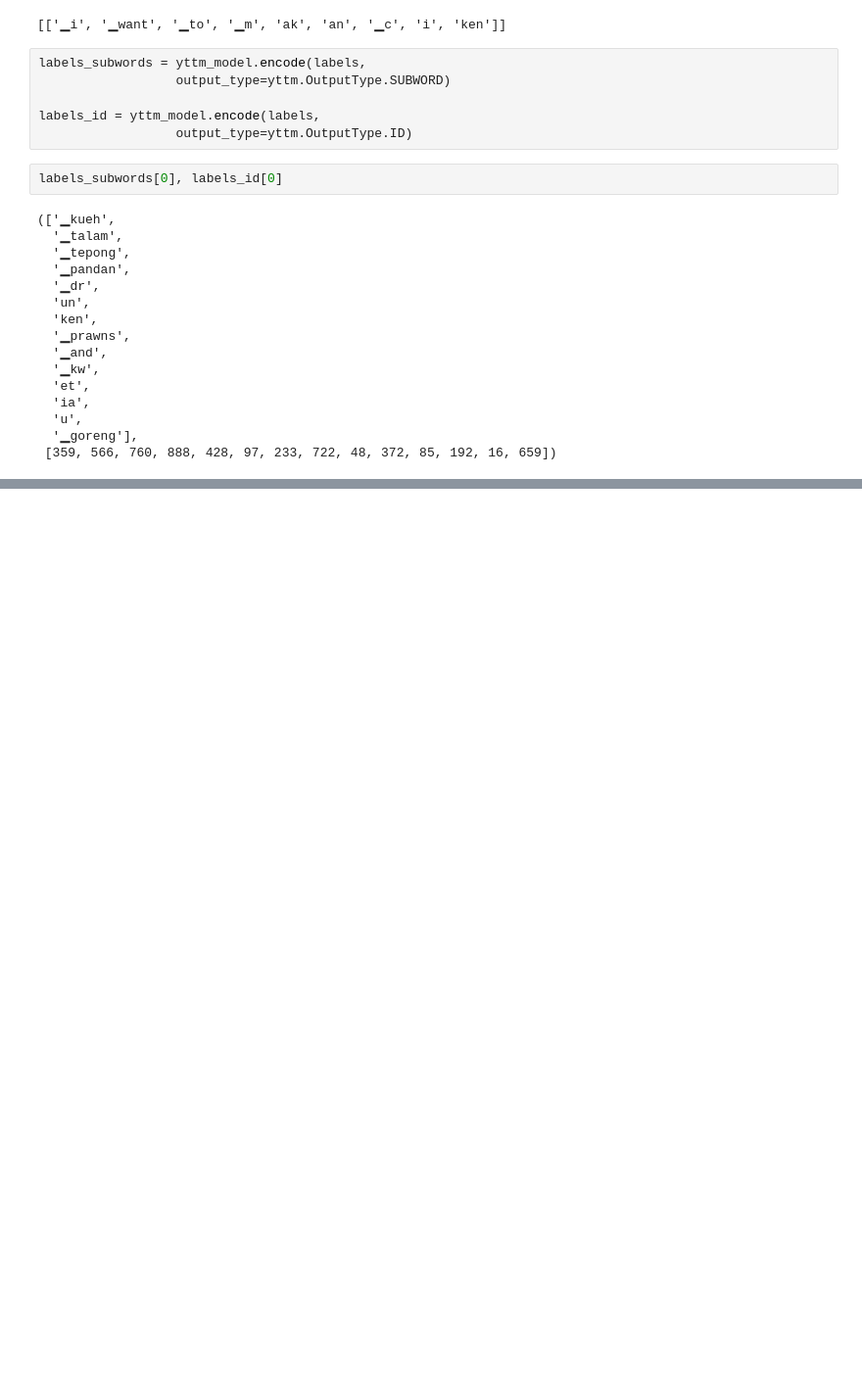
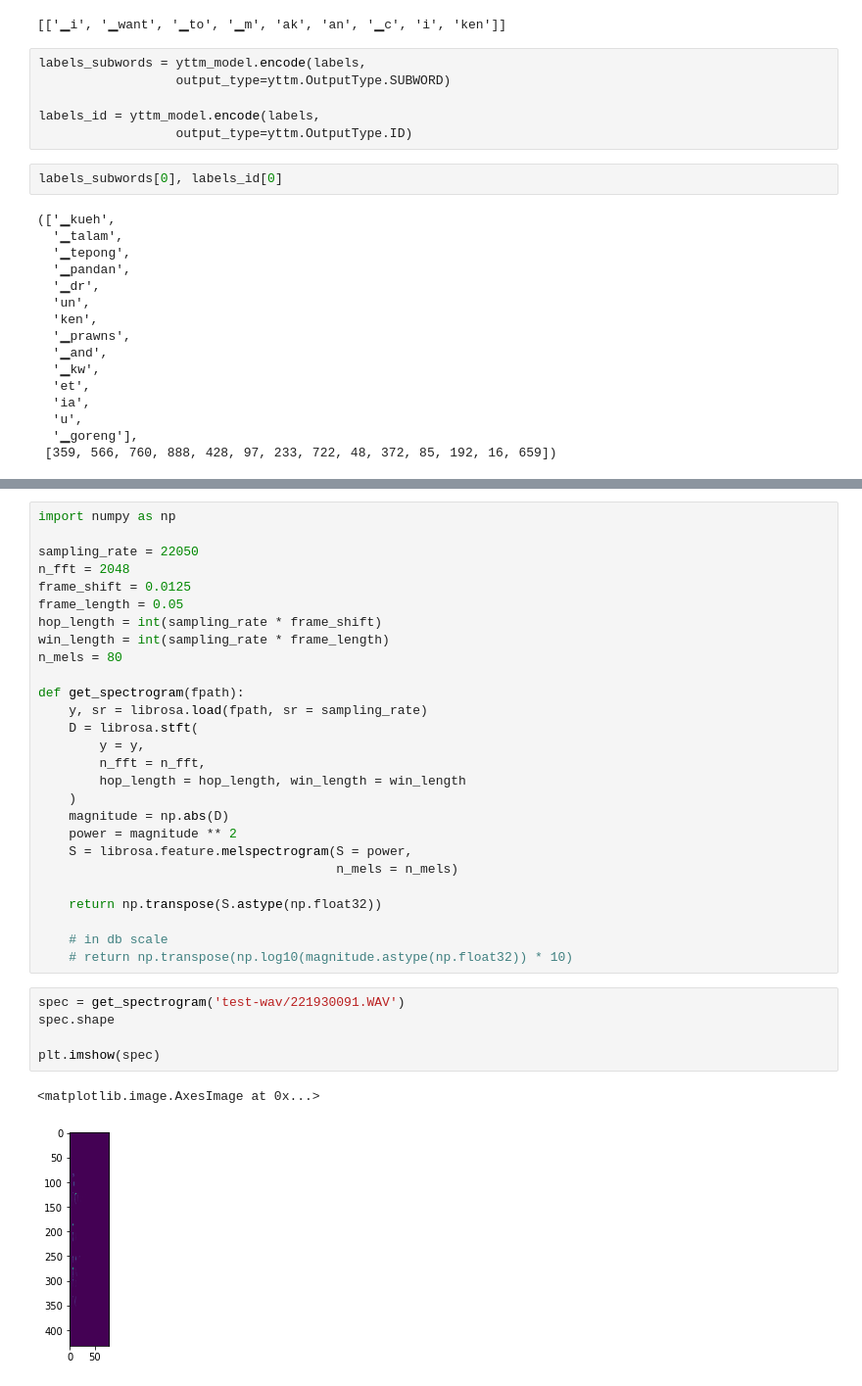
Before and after one commit to biranchi2018/School_of_AI_KL, a Jupyter notebook: sample_manglish_train.ipynb, the cells around one changed output, grey strips where cells are left out. Shown: that part at 98% size. Cells and saved outputs as stored; diff of their text form; blank space fills up the shorter version.

```diff
--- a/sample_manglish_train.ipynb
+++ b/sample_manglish_train.ipynb
@@ -137,0 +151,35 @@ labels_subwords[0], labels_id[0]
+# %%
+import numpy as np
+
+sampling_rate = 22050
+n_fft = 2048
+frame_shift = 0.0125
+frame_length = 0.05
+hop_length = int(sampling_rate * frame_shift)
+win_length = int(sampling_rate * frame_length)
+n_mels = 80
+
+def get_spectrogram(fpath):
+    y, sr = librosa.load(fpath, sr = sampling_rate)
+    D = librosa.stft(
+        y = y,
+        n_fft = n_fft,
+        hop_length = hop_length, win_length = win_length
+    )
+    magnitude = np.abs(D)
+    power = magnitude ** 2
+    S = librosa.feature.melspectrogram(S = power,
+                                       n_mels = n_mels)
+
+    return np.transpose(S.astype(np.float32))
+
+    # in db scale
+    # return np.transpose(np.log10(magnitude.astype(np.float32)) * 10)
+# %%
+spec = get_spectrogram('test-wav/221930091.WAV')
+spec.shape
+
+plt.imshow(spec)
+# %% [output]
+<matplotlib.image.AxesImage at 0x...>
+[figure, added]
```
Also changed, not shown: parts of 13 cells of this notebook.
